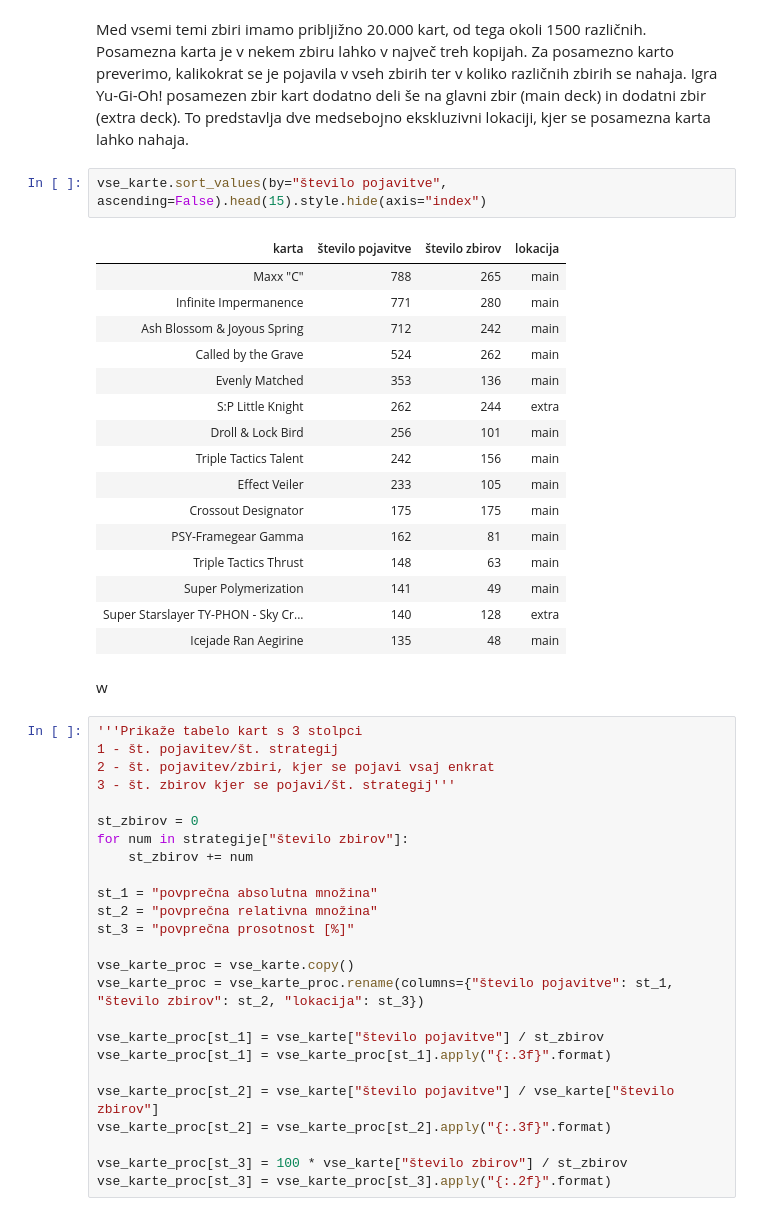
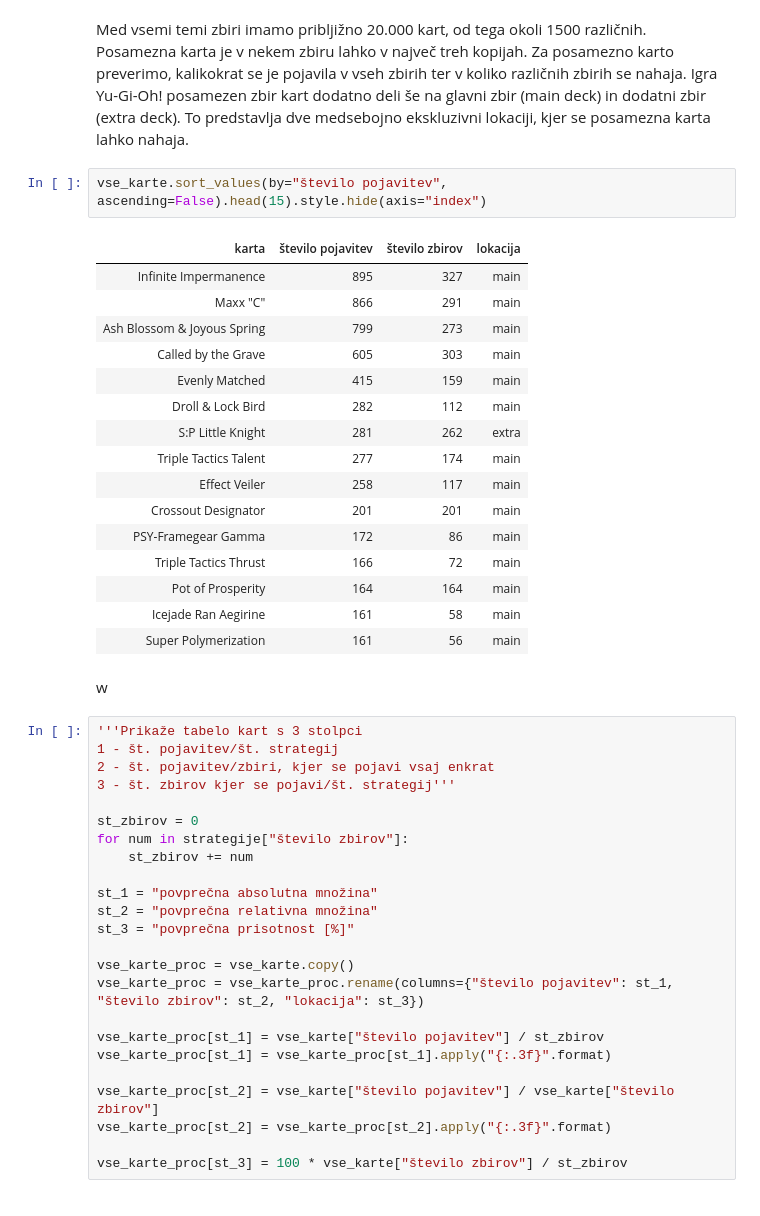
Before and after one commit to MatevzJausovec/Uvod-v-programiranje---Projektna-naloga, a Jupyter notebook: predstavitev.ipynb, the cells around one changed output. Saved outputs shown, nothing was run; the diff lists cells and outputs as text.

```diff
--- a/predstavitev.ipynb
+++ b/predstavitev.ipynb
@@ -72,24 +73,24 @@ V zadnjih dveh tednih je bilo naloženih 386 zbirov za 79 različnih strategij.
 # %% [markdown]
 Med vsemi temi zbiri imamo pribljižno 20.000 kart, od tega okoli 1500 različnih. Posamezna karta je v nekem zbiru lahko v največ treh kopijah. Za posamezno karto preverimo, kalikokrat se je pojavila v vseh zbirih ter v koliko različnih zbirih se nahaja. Igra Yu-Gi-Oh! posamezen zbir kart dodatno deli še na glavni zbir (main deck) in dodatni zbir (extra deck). To predstavlja dve medsebojno ekskluzivni lokaciji, kjer se posamezna karta lahko nahaja.
 # %%
-vse_karte.sort_values(by="število pojavitve", ascending=False).head(15).style.hide(axis="index")
+vse_karte.sort_values(by="število pojavitev", ascending=False).head(15).style.hide(axis="index")
 # %% [output]
-| karta | število pojavitve | število zbirov | lokacija |
-| Maxx "C" | 788 | 265 | main |
-| Infinite Impermanence | 771 | 280 | main |
-| Ash Blossom & Joyous Spring | 712 | 242 | main |
-| Called by the Grave | 524 | 262 | main |
-| Evenly Matched | 353 | 136 | main |
-| S:P Little Knight | 262 | 244 | extra |
-| Droll & Lock Bird | 256 | 101 | main |
-| Triple Tactics Talent | 242 | 156 | main |
-| Effect Veiler | 233 | 105 | main |
-| Crossout Designator | 175 | 175 | main |
-| PSY-Framegear Gamma | 162 | 81 | main |
-| Triple Tactics Thrust | 148 | 63 | main |
-| Super Polymerization | 141 | 49 | main |
-| Super Starslayer TY-PHON - Sky Cr... | 140 | 128 | extra |
-| Icejade Ran Aegirine | 135 | 48 | main |
+| karta | število pojavitev | število zbirov | lokacija |
+| Infinite Impermanence | 895 | 327 | main |
+| Maxx "C" | 866 | 291 | main |
+| Ash Blossom & Joyous Spring | 799 | 273 | main |
+| Called by the Grave | 605 | 303 | main |
+| Evenly Matched | 415 | 159 | main |
+| Droll & Lock Bird | 282 | 112 | main |
+| S:P Little Knight | 281 | 262 | extra |
+| Triple Tactics Talent | 277 | 174 | main |
+| Effect Veiler | 258 | 117 | main |
+| Crossout Designator | 201 | 201 | main |
+| PSY-Framegear Gamma | 172 | 86 | main |
+| Triple Tactics Thrust | 166 | 72 | main |
+| Pot of Prosperity | 164 | 164 | main |
+| Icejade Ran Aegirine | 161 | 58 | main |
+| Super Polymerization | 161 | 56 | main |
 # %% [markdown]
 w
 # %%
@@ -104,19 +105,18 @@ for num in strategije["število zbirov"]:
 
 st_1 = "povprečna absolutna množina"
 st_2 = "povprečna relativna množina"
-st_3 = "povprečna prosotnost [%]"
+st_3 = "povprečna prisotnost [%]"
 
 vse_karte_proc = vse_karte.copy()
-vse_karte_proc = vse_karte_proc.rename(columns={"število pojavitve": st_1, "število zbirov": st_2, "lokacija": st_3})
+vse_karte_proc = vse_karte_proc.rename(columns={"število pojavitev": st_1, "število zbirov": st_2, "lokacija": st_3})
 
-vse_karte_proc[st_1] = vse_karte["število pojavitve"] / st_zbirov
+vse_karte_proc[st_1] = vse_karte["število pojavitev"] / st_zbirov
 vse_karte_proc[st_1] = vse_karte_proc[st_1].apply("{:.3f}".format)
 
-vse_karte_proc[st_2] = vse_karte["število pojavitve"] / vse_karte["število zbirov"]
+vse_karte_proc[st_2] = vse_karte["število pojavitev"] / vse_karte["število zbirov"]
 vse_karte_proc[st_2] = vse_karte_proc[st_2].apply("{:.3f}".format)
 
 vse_karte_proc[st_3] = 100 * vse_karte["število zbirov"] / st_zbirov
-vse_karte_proc[st_3] = vse_karte_proc[st_3].apply("{:.2f}".format)
 # %%
 vse_karte_proc.sort_values(by=st_1, ascending=False).head(15).style.hide(axis="index")
 # %% [output]
```
Also changed, not shown: parts of 12 cells of this notebook, 1 other file.
